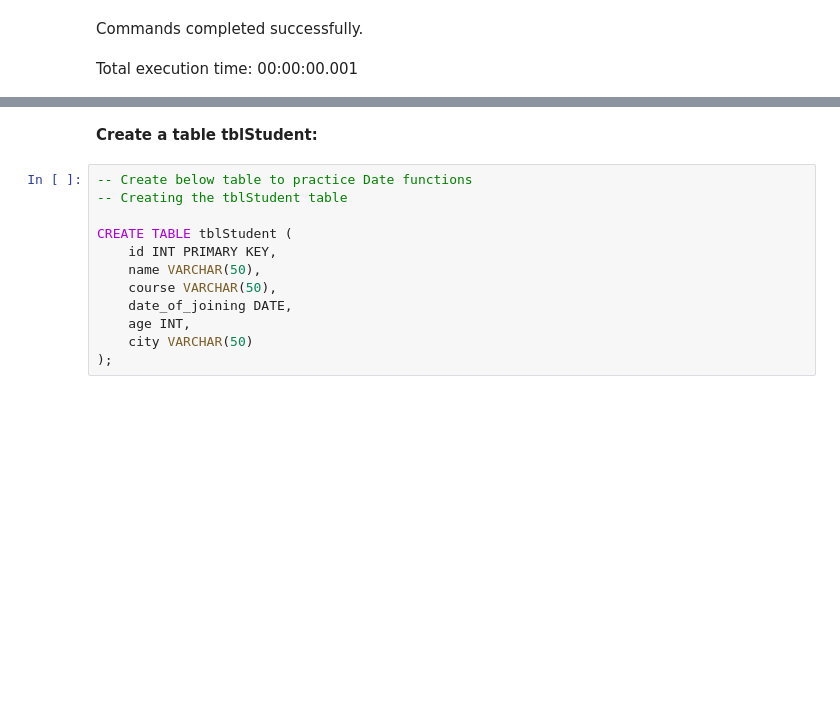
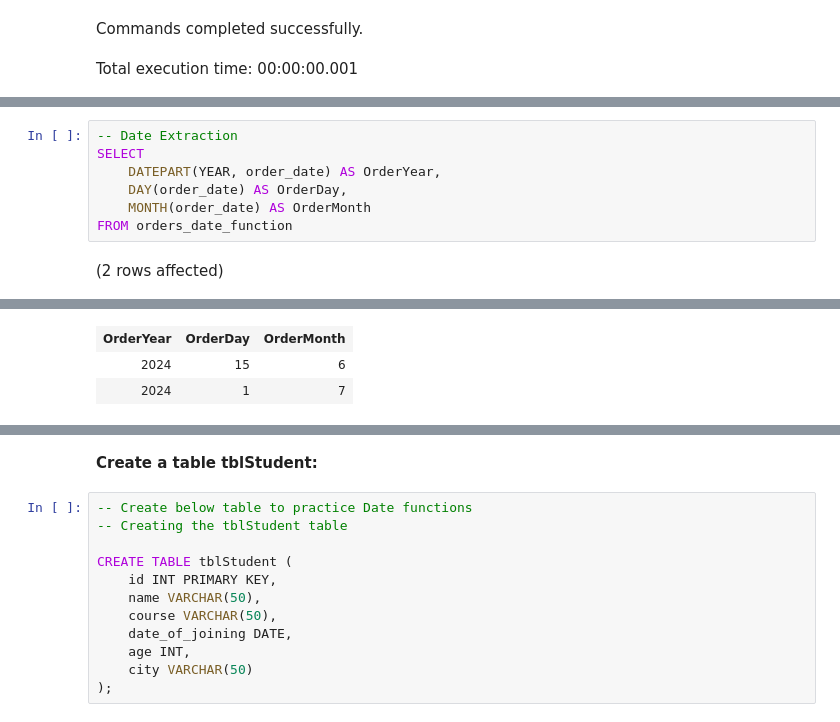
Before and after one commit to rathodlaxman/DataScienceLearnersHub-SQL, a Jupyter notebook: DSLH-DateFunctions.ipynb, the cells around one changed output, grey strips where cells are left out. Drawn from its saved outputs; the diff is of its cells as text; blank space fills up the shorter version.

```diff
--- a/DSLH-DateFunctions.ipynb
+++ b/DSLH-DateFunctions.ipynb
@@ -13,0 +67,9 @@ Total execution time: 00:00:00.001
+# %%
+-- Date Extraction
+SELECT
+    DATEPART(YEAR, order_date) AS OrderYear,
+    DAY(order_date) AS OrderDay,
+    MONTH(order_date) AS OrderMonth
+FROM orders_date_function
+# %% [output]
+(2 rows affected)
@@ -13,0 +77,3 @@ Total execution time: 00:00:00.001
+| OrderYear | OrderDay | OrderMonth |
+| 2024 | 15 | 6 |
+| 2024 | 1 | 7 |
```
Also changed, not shown: parts of 16 cells of this notebook, 1 other file.
